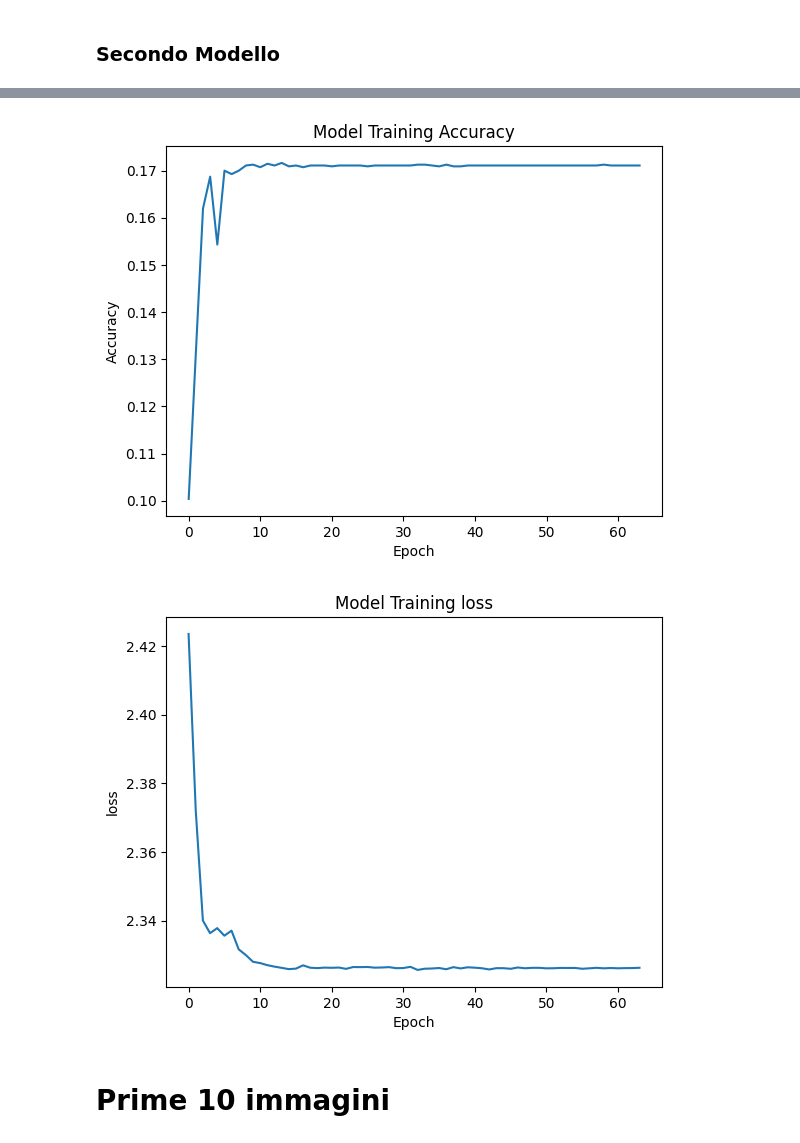
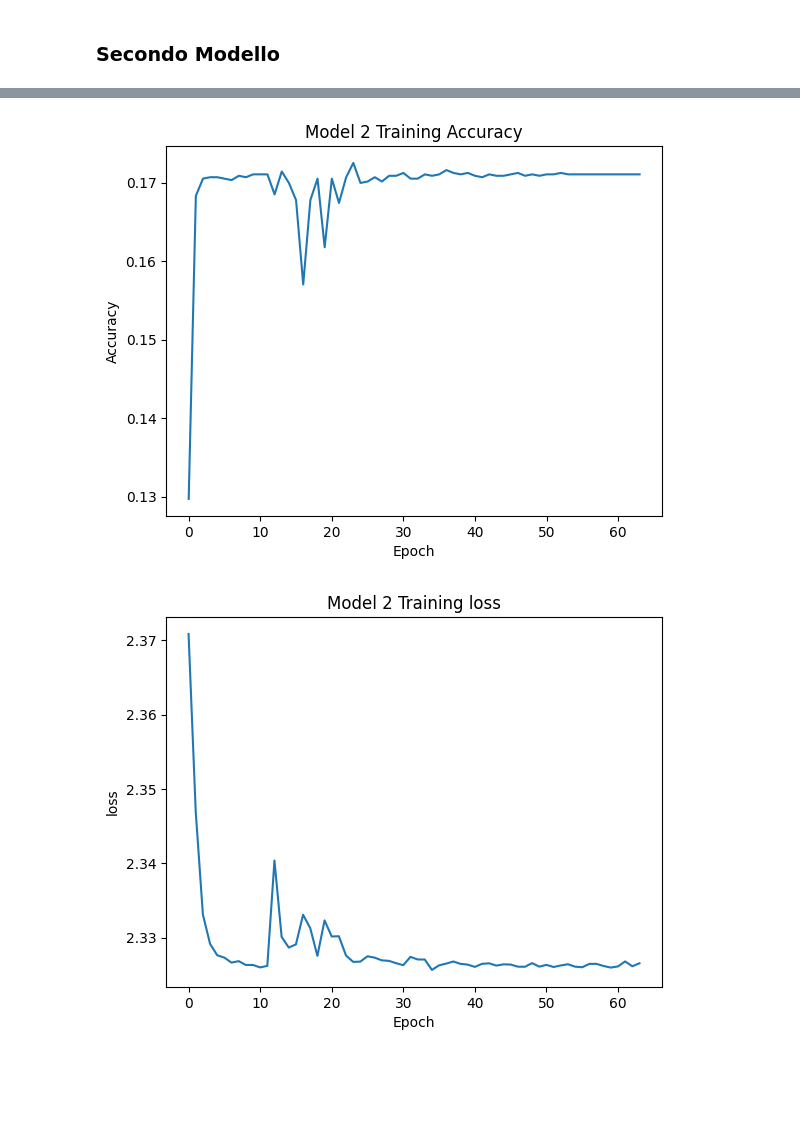
Before and after one commit to Lave1/Deep-learning-exam, a Jupyter notebook: main.ipynb, the cells around one changed output, grey strips where cells are left out. Drawn from its saved outputs; the diff is of its cells as text; code cells hidden in the pictures; blank space fills up the shorter version.

```diff
--- a/main.ipynb
+++ b/main.ipynb
@@ -168,53 +177,54 @@ plt.show()
 # %% [markdown]
 ### Secondo Modello
 # %%
-# Crea il modello
+
 model_2 = Sequential()
 
-# Flattening layer per convertire l'output della convolution in un vettore
-model_2.add(Flatten(input_shape=(128, 128, 3)))
 
-# Aggiungi uno o più strati fully connected
+model_2.add(Conv2D(32, (3, 3), activation='relu', input_shape=(128, 128, 3)))
+model_2.add(MaxPooling2D((2, 2)))
+model_2.add(Conv2D(64, (3, 3), activation='relu'))
+model_2.add(MaxPooling2D((2, 2)))
+
+
+model_2.add(Flatten())
+
+
 model_2.add(Dense(256, activation='relu'))
-model_2.add(Dropout(0.5))  # Dropout per ridurre l'overfitting
+model_2.add(Dropout(0.5))
 model_2.add(Dense(128, activation='relu'))
 model_2.add(Dropout(0.5))
 
-# Strato di output con attivazione softmax per la classificazione
-model_2.add(Dense(len(classes), activation='softmax'))
 
-# Compila il modello
-model_2.compile(optimizer='adam',
-                         loss='categorical_crossentropy',
-                         metrics=['accuracy'])
+model_2.add(Dense(num_classes, activation='softmax'))
+
+
+model_2.compile(optimizer='adam', loss='categorical_crossentropy', metrics=['accuracy'])
 
 
 num_classes = len(classes)
 model_2.add(Dense(num_classes, activation='softmax'))
 
-# Convert labels to one-hot encoding with the correct number of classes
+
 y_train_encoded = to_categorical(y_train_labels, num_classes=num_classes)
 y_test_encoded = to_categorical(y_test_labels, num_classes=num_classes)
 
 
-# Convert the lists of processed images to NumPy arrays
 X_train_features = np.array(X_train_features)
 X_test_features = np.array(X_test_features)
 
-# Ensure that the input shape matches the model's expected input shape
-input_shape = model_2.input_shape[1:]  # excluding batch size
+
+input_shape = model_2.input_shape[1:]
 X_train_features = X_train_features.reshape((-1,) + input_shape)
 X_test_features = X_test_features.reshape((-1,) + input_shape)
 
-# Convert labels to NumPy arrays as well
+
 y_train_encoded = np.array(y_train_encoded)
 y_test_encoded = np.array(y_test_encoded)
 
-# Now you can train your model
 
 hystory2 = model_2.fit(X_train_features, y_train_encoded, epochs=64, batch_size=32, verbose=1)
 
-# Evaluate the model on the test set
 test_loss, test_accuracy = model_2.evaluate(X_test_features, y_test_encoded)
 # %% [output]
 Epoch 1/64
@@ -257,20 +285,18 @@ _________________________________________________________________
 # %%
 
 plt.plot(hystory2.history['accuracy'])
-plt.title('Model Training Accuracy')
+plt.title('Model 2 Training Accuracy')
 plt.xlabel('Epoch')
 plt.ylabel('Accuracy')
 plt.show()
 # %% [output]
-[figure, old version]
+[figure, new version]
 # %%
 # Plotting the training accuracy
 plt.plot(hystory2.history['loss'])
-plt.title('Model Training loss')
+plt.title('Model 2 Training loss')
 plt.xlabel('Epoch')
 plt.ylabel('loss')
 plt.show()
 # %% [output]
-[figure, old version]
+[figure, new version]
-# %% [markdown]
-# Prime 10 immagini
```
Also changed, not shown: parts of 15 cells of this notebook, 1 other file.
